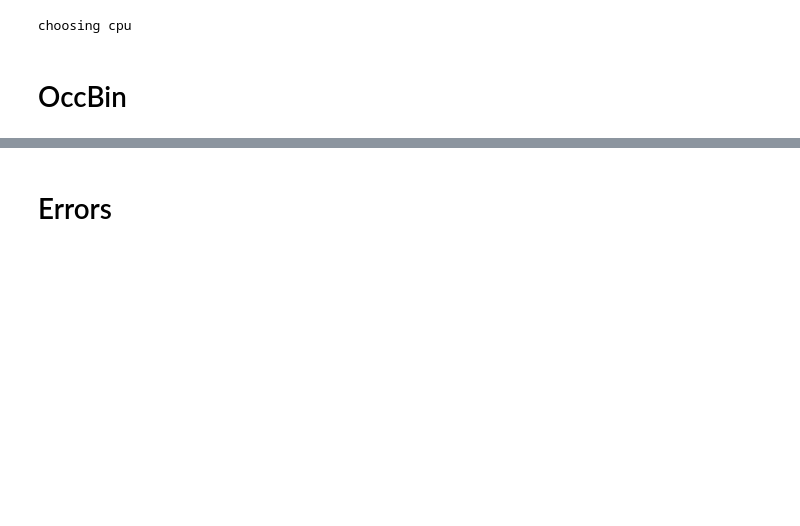
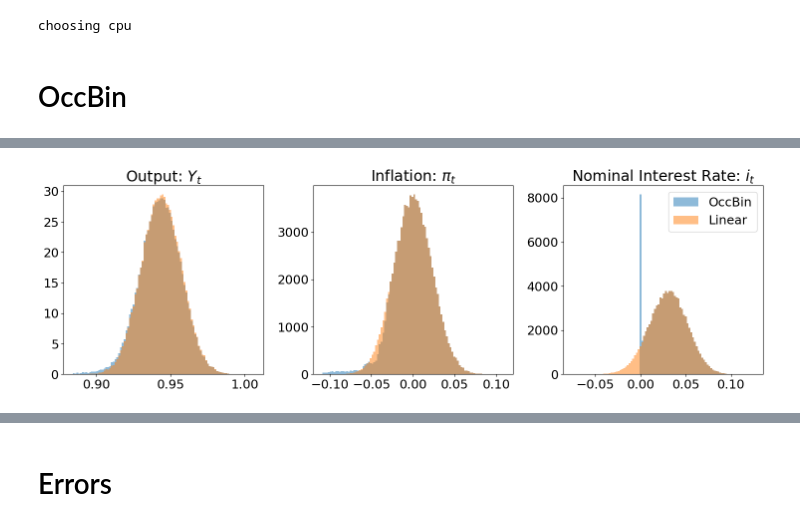
Before and after one commit to qxb650/GlobalRANK, a Jupyter notebook: OccBin.ipynb, the cells around one changed output, grey strips where cells are left out. Cells and saved outputs as stored; diff of their text form; code cells hidden in the pictures; blank space fills up the shorter version.

```diff
--- a/OccBin.ipynb
+++ b/OccBin.ipynb
@@ -62,0 +48,45 @@ Array([[[-3.91753733e-01,  2.35942557e-01,  4.79368359e-01],
+# %%
+key = jax.random.key(42)
+
+import aux_
+# %%
+N = 100_000
+
+states = aux_.draw_states_directly(key, model.par, jnp.float32, N, sigma_quad["sigma_eps_u"], sigma_quad["sigma_eps_z"], sigma_quad["sigma_eps_Gamma"])
+
+states = states[None, :, :]
+
+linear.simulate_linear(model, sigma_quad, 1, N, known_states=states)
+# %%
+plt.rcParams.update({'font.size': 18})
+# %%
+# maximum observations
+data_max = max(model.sim.Y_OccBin.max(), model.sim.Y_lin.max())
+sh_bins = np.linspace(model.sim.Y_lin.min(), data_max, 101)
+
+f, ax = plt.subplots(1,3, figsize=(15,5))
+ax[0].hist(model.sim.Y_OccBin, bins=sh_bins, alpha=0.5, label='OccBin', density=True)
+ax[0].hist(model.sim.Y_lin, bins=sh_bins, alpha=0.5, label='Linear', density=True)
+ax[0].set_title(r'Output: $Y_t$')
+
+data_max = max(model.sim.pi_OccBin.max(), model.sim.pi_lin.max())
+sh_bins = np.linspace(model.sim.pi_lin.min(), data_max, 101)
+
+ax[1].hist(model.sim.pi_OccBin, bins=sh_bins, alpha=0.5, label='OccBin')
+ax[1].hist(model.sim.pi_lin, bins=sh_bins, alpha=0.5, label='Linear')
+ax[1].set_title(r'Inflation: $\pi_t$')
+
+data_max = max(model.sim.i_OccBin.max(), model.sim.i_lin.max())
+sh_bins = np.linspace(model.sim.i_lin.min(), data_max, 101)
+
+ax[2].hist(model.sim.i_OccBin, bins=sh_bins, alpha=0.5, label='OccBin')
+ax[2].hist(model.sim.i_lin, bins=sh_bins, alpha=0.5, label='Linear')
+ax[2].set_title(r'Nominal Interest Rate: $i_t$')
+
+ax[2].legend()
+
+f.tight_layout()
+
+f.savefig('Ergodic_distribution_lin_OccBin.png')
+# %% [output]
+[figure, added]
```
Also changed, not shown: parts of 6 cells of this notebook, 14 other files.
